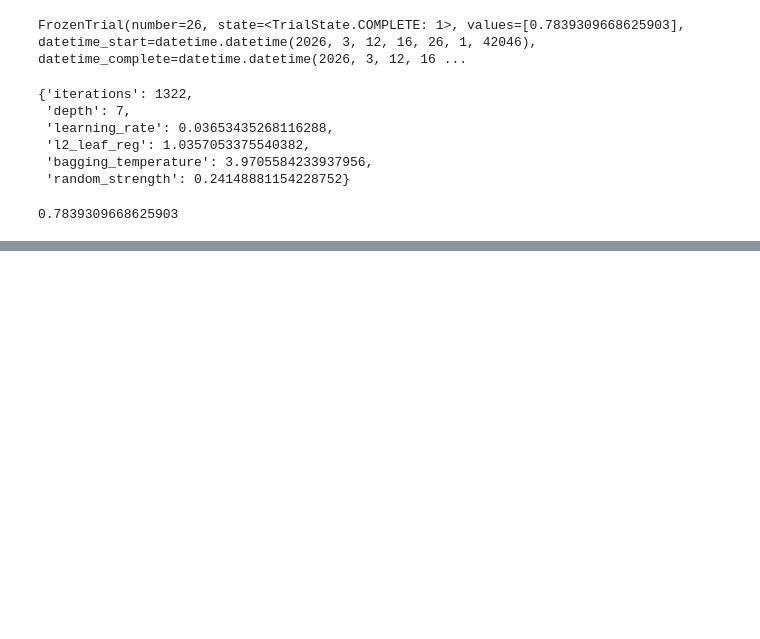
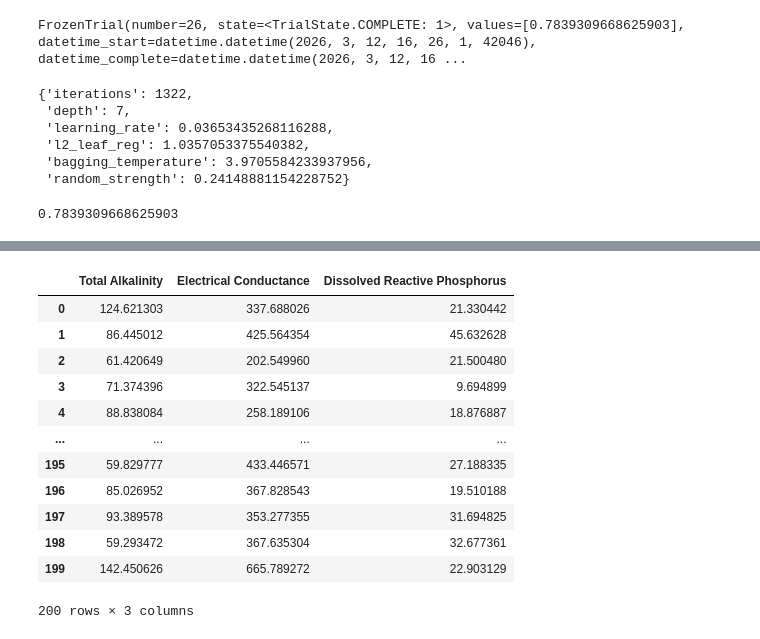
Before and after one commit to rohan-projects01/EY-AI-And-Data-Challenge, a Jupyter notebook: models/catboost.ipynb, the cells around one changed output, grey strips where cells are left out. Drawn from its saved outputs; the diff is of its cells as text; code cells hidden in the pictures; blank space fills up the shorter version.

```diff
--- a/models/catboost.ipynb
+++ b/models/catboost.ipynb
@@ -250,0 +249,10 @@ Results for CatBoost are Above
+# %%
+## FINAL MODEL EVALUATION ON TEST SET TO SEE PERFORMANCE
+
+cb = MultiOutputRegressor(CatBoostRegressor(iterations=1322, depth=7, learning_rate=0.037,
+                        l2_leaf_reg=1.036, bagging_temperature=3.97, random_strength=0.241))
+
+cb.fit(X_train_fe, y_train)
+score = cb.score(X_test_fe, y_test)
+
+score
@@ -250,0 +318,20 @@ Results for CatBoost are Above
+# %%
+vals = cb.predict(test_df)
+val_df = pd.DataFrame(vals)
+val_df.columns = ['Total Alkalinity', 'Electrical Conductance', 'Dissolved Reactive Phosphorus']
+
+val_df
+# %% [output]
+|  | Total Alkalinity | Electrical Conductance | Dissolved Reactive Phosphorus |
+| 0 | 124.621303 | 337.688026 | 21.330442 |
+| 1 | 86.445012 | 425.564354 | 45.632628 |
+| 2 | 61.420649 | 202.549960 | 21.500480 |
+| 3 | 71.374396 | 322.545137 | 9.694899 |
+| 4 | 88.838084 | 258.189106 | 18.876887 |
+| ... | ... | ... | ... |
+| 195 | 59.829777 | 433.446571 | 27.188335 |
+| 196 | 85.026952 | 367.828543 | 19.510188 |
+| 197 | 93.389578 | 353.277355 | 31.694825 |
+| 198 | 59.293472 | 367.635304 | 32.677361 |
+| 199 | 142.450626 | 665.789272 | 22.903129 |
+200 rows × 3 columns
```
Also changed, not shown: parts of 8 cells of this notebook, 1 other file.
